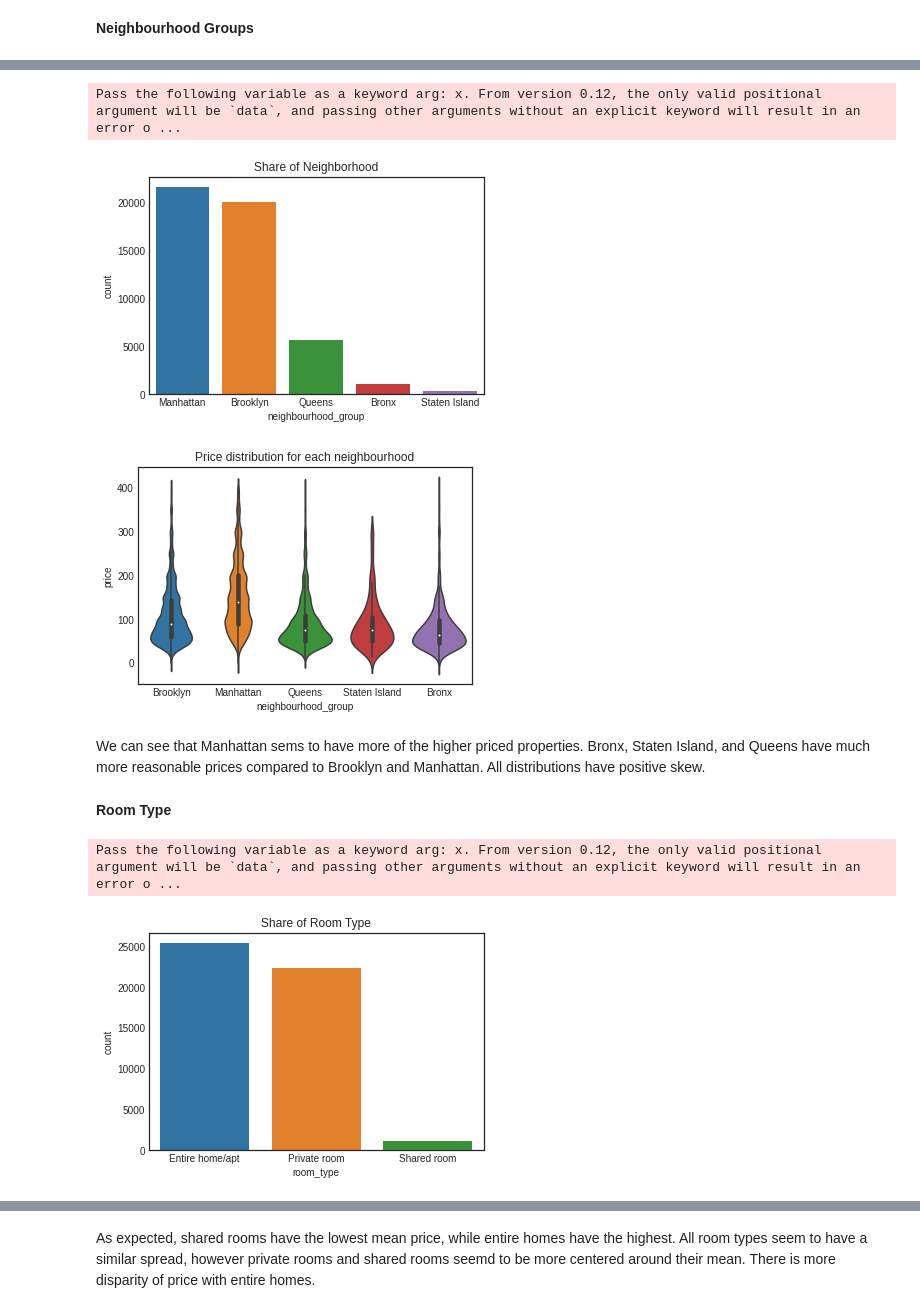
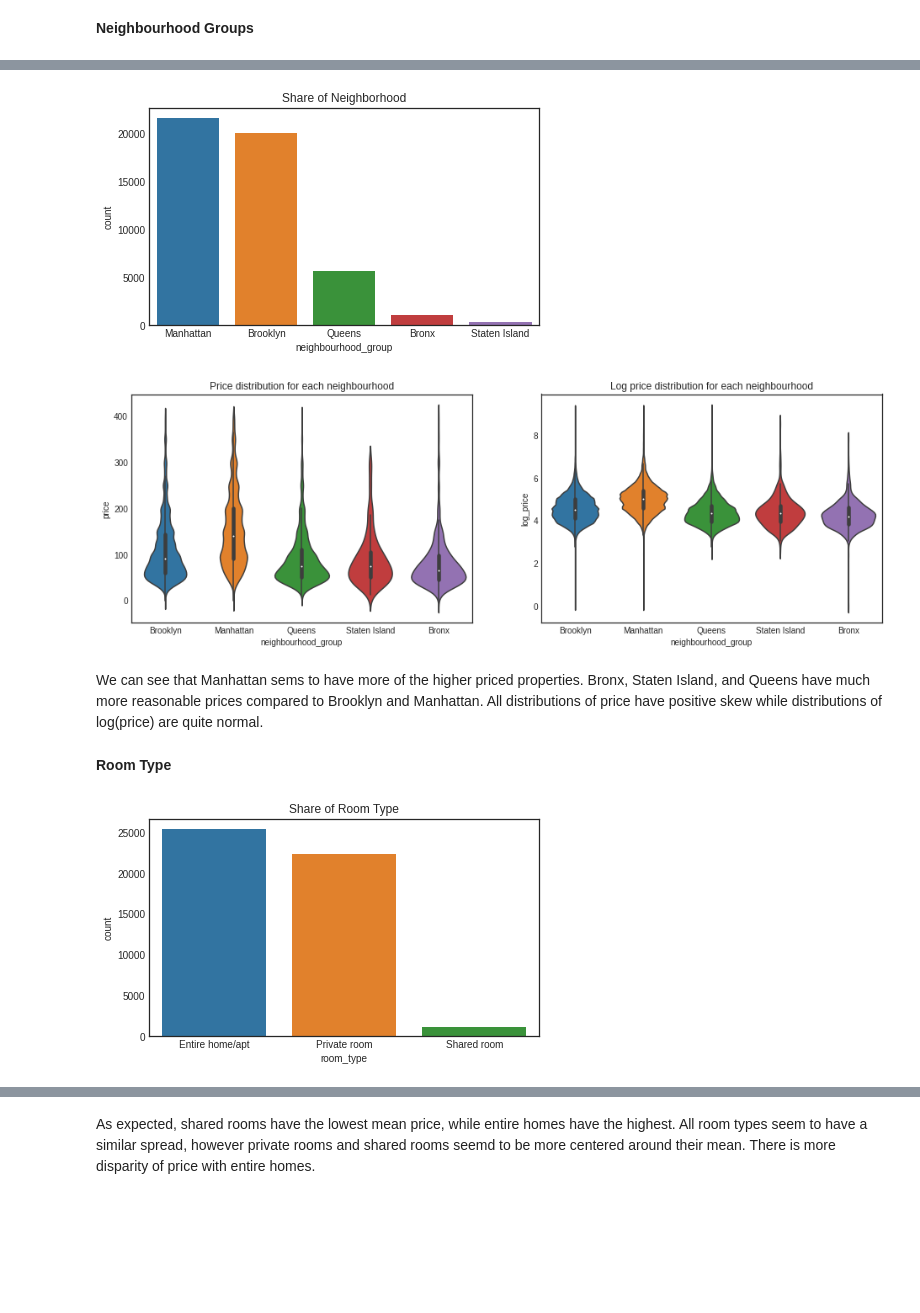
Before and after one commit to nguyen-nhat-mai/ensemble_project, a Jupyter notebook: Airbnb_Price_Prediction.ipynb, the cells around one changed output, grey strips where cells are left out. Cells and saved outputs as stored; diff of their text form; code cells hidden in the pictures; blank space fills up the shorter version.

Commit message:
Add features (log variables, group variables) & recheck outliers

```diff
--- a/Airbnb_Price_Prediction.ipynb
+++ b/Airbnb_Price_Prediction.ipynb
@@ -92,0 +150,2 @@ dtype: int64
+# %%
+df['log_price'] = np.log1p(df['price'])
@@ -92,0 +174,7 @@ dtype: int64
+# %%
+# Add log variables
+df['log_minimum_nights'] = np.log1p(df['minimum_nights'])
+df['log_number_of_reviews'] = np.log1p(df['number_of_reviews'])
+df['log_reviews_per_month'] = np.log1p(df['reviews_per_month'])
+df['log_calculated_host_listings_count'] = np.log1p(df['calculated_host_listings_count'])
+df['log_availability_365'] = np.log1p(df['availability_365'])
@@ -92,0 +183,8 @@ dtype: int64
+# %%
+# Add yes/no (1/0) variables
+df['no_review'] = np.where(df['reviews_per_month'] > 0, 0, 1) # place without a review
+df['minimum_night_1'] = np.where(df['minimum_nights'] == 1, 1, 0) # places requires minimum night of 1
+df['host_listing_1'] = np.where(df['calculated_host_listings_count'] == 1, 1, 0) # host list only 1 place
+df['availability_full'] = np.where(df['availability_365'] == 365, 1, 0) # availability = 365
+df['availability_low'] = np.where(df['availability_365'] < 12, 1, 0) # available less than 1 day/month
+df.head()
@@ -111,20 +217,22 @@ ax = sns.countplot('neighbourhood_group',data=df,order=df['neighbourhood_group']
 ax.set_title('Share of Neighborhood')
 plt.show()
 # %% [output]
-Pass the following variable as a keyword arg: x. From version 0.12, the only valid positional argument will be `data`, and passing other arguments without an explicit keyword will result in an error o ...
-[figure, old version]
+[figure, new version]
 # %%
 # create a sub-dataframe with no extreme values /
 winsorized_df = df[df.price < 400]
 
 # using violinplot to showcase density and distribtuion of prices
-viz_2=sns.violinplot(data=winsorized_df, x='neighbourhood_group', y='price')
-viz_2.set_title('Price distribution for each neighbourhood')
+fig, ax = plt.subplots(1,2, figsize=(16,5))
+sns.violinplot(data=winsorized_df, x='neighbourhood_group', y='price', ax=ax[0])
+ax[0].set_title('Price distribution for each neighbourhood')
+sns.violinplot(data=df, x='neighbourhood_group', y='log_price', ax=ax[1])
+ax[1].set_title('Log price distribution for each neighbourhood')
 plt.show()
 # %% [output]
-[figure, old version]
+[figure, new version]
 # %% [markdown]
-We can see that Manhattan sems to have more of the higher priced properties. Bronx, Staten Island, and Queens have much more reasonable prices compared to Brooklyn and Manhattan. All distributions have positive skew.
+We can see that Manhattan sems to have more of the higher priced properties. Bronx, Staten Island, and Queens have much more reasonable prices compared to Brooklyn and Manhattan. All distributions of price have positive skew while distributions of log(price) are quite normal.
 # %% [markdown]
 **Room Type**
 # %%
@@ -132,6 +240,5 @@ ax = sns.countplot('room_type',data=df,order=df['room_type'].value_counts().inde
 ax.set_title('Share of Room Type')
 plt.show()
 # %% [output]
-Pass the following variable as a keyword arg: x. From version 0.12, the only valid positional argument will be `data`, and passing other arguments without an explicit keyword will result in an error o ...
-[figure, old version]
+[figure, new version]
 # %%
```
Also changed, not shown: parts of 35 cells of this notebook.
